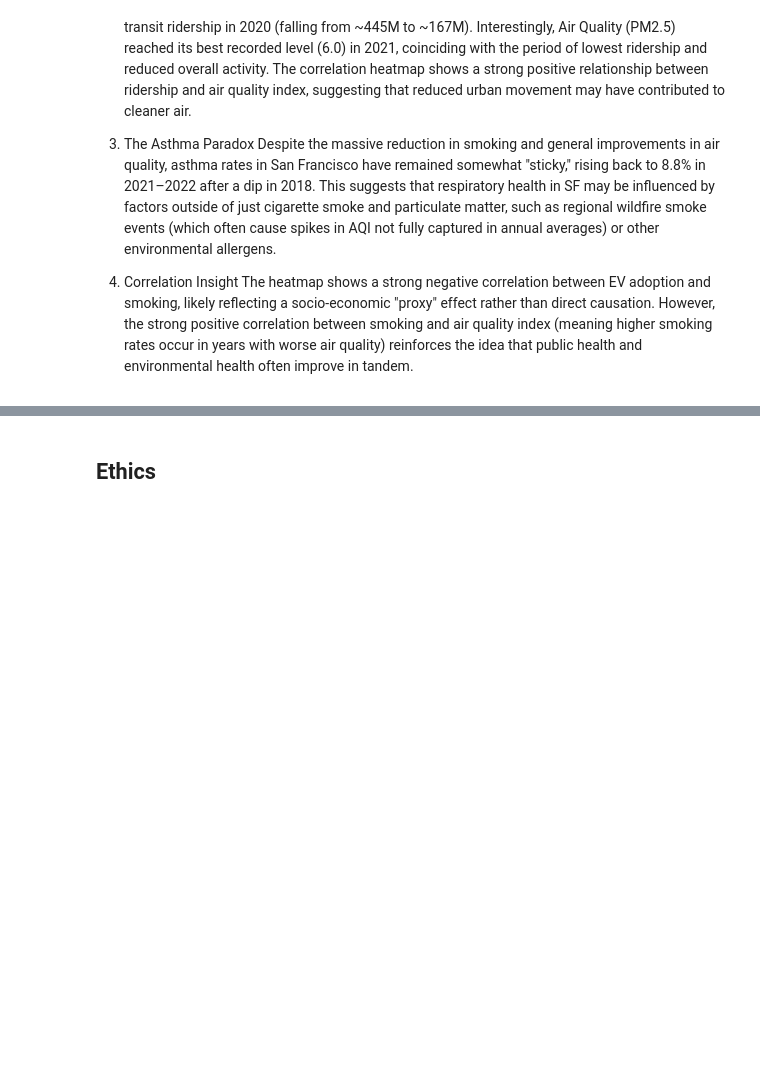
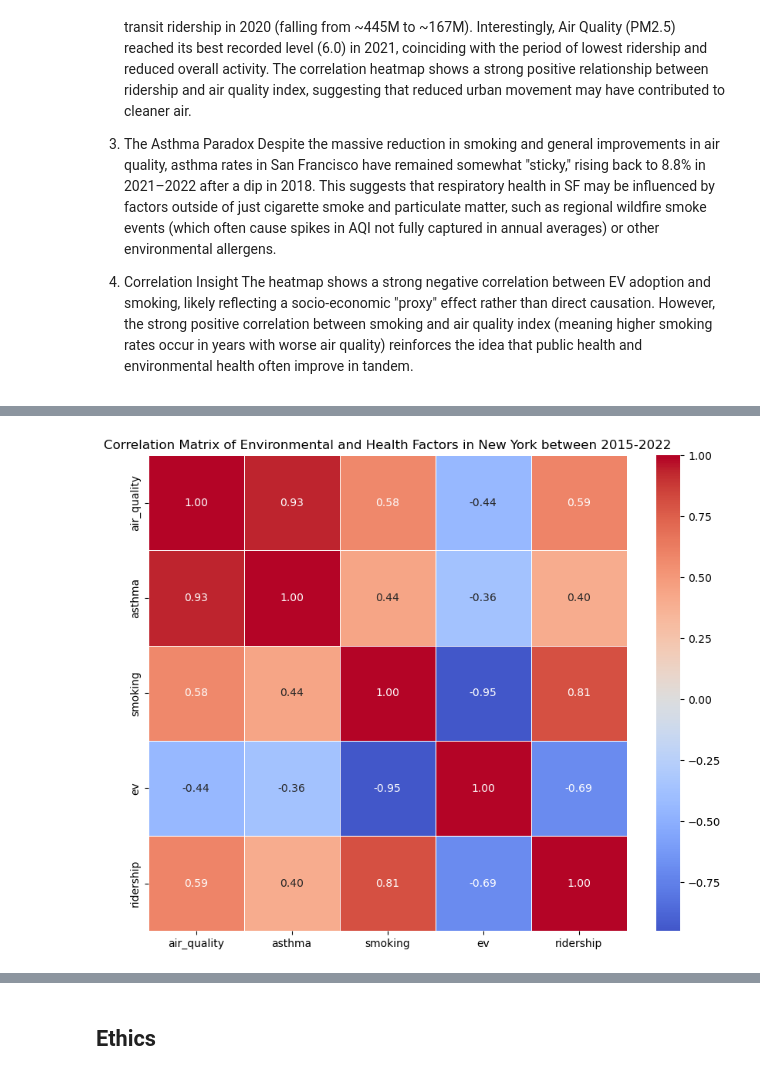
Before and after one commit to COGS108/Group026_WI26, a Jupyter notebook: 02-EDACheckpoint.ipynb, the cells around one changed output, grey strips where cells are left out. Saved outputs shown, nothing was run; the diff lists cells and outputs as text; code cells hidden in the pictures; blank space fills up the shorter version.

```diff
--- a/02-EDACheckpoint.ipynb
+++ b/02-EDACheckpoint.ipynb
@@ -1660,0 +1808,17 @@ The heatmap shows a strong negative correlation between EV adoption and smoking,
+# %%
+# 1. Select the columns to compare
+# Exclude 'year' to focus on the relationships between factors
+factors = ny_df[['air_quality', 'asthma', 'smoking', 'ev', 'ridership']]
+
+# 2. Calculate the correlation matrix
+# This creates a table where both rows and columns are your factors
+corr_matrix = factors.corr()
+
+# 3. Plot the heatmap
+plt.figure(figsize=(10, 8))
+sns.heatmap(corr_matrix, annot=True, cmap='coolwarm', center=0, fmt=".2f", linewidths=0.5)
+
+plt.title('Correlation Matrix of Environmental and Health Factors in New York between 2015-2022')
+plt.show()
+# %% [output]
+[figure, added]
```
Also changed, not shown: parts of 25 cells of this notebook.
